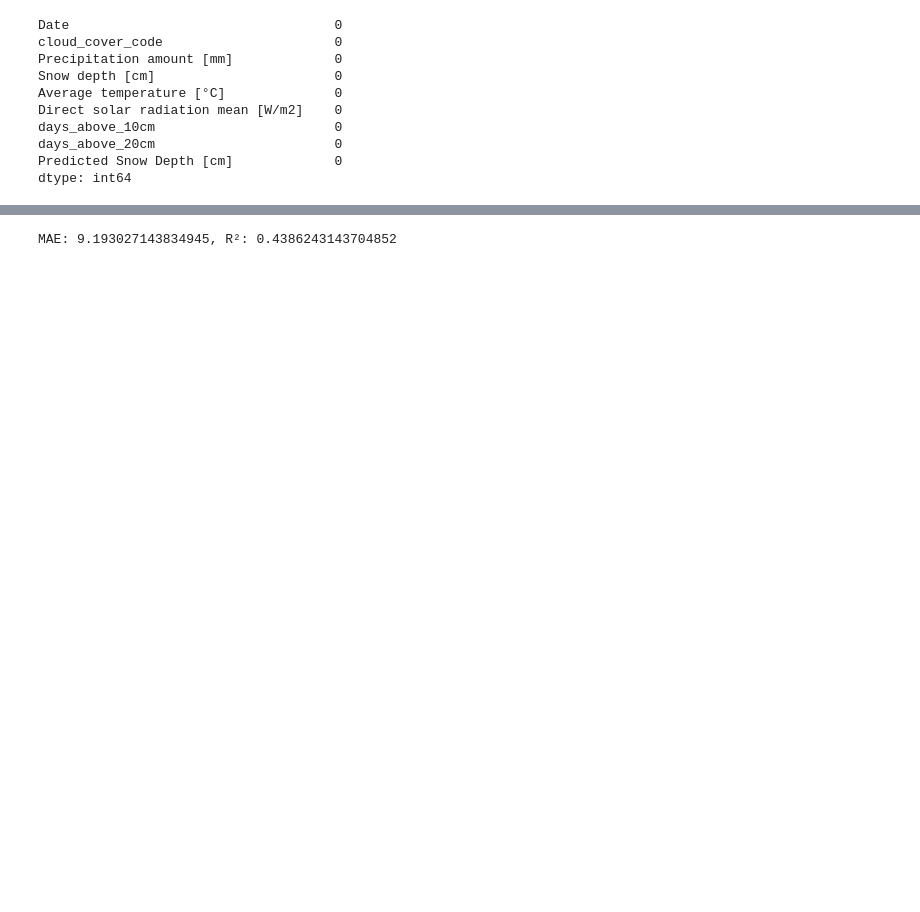
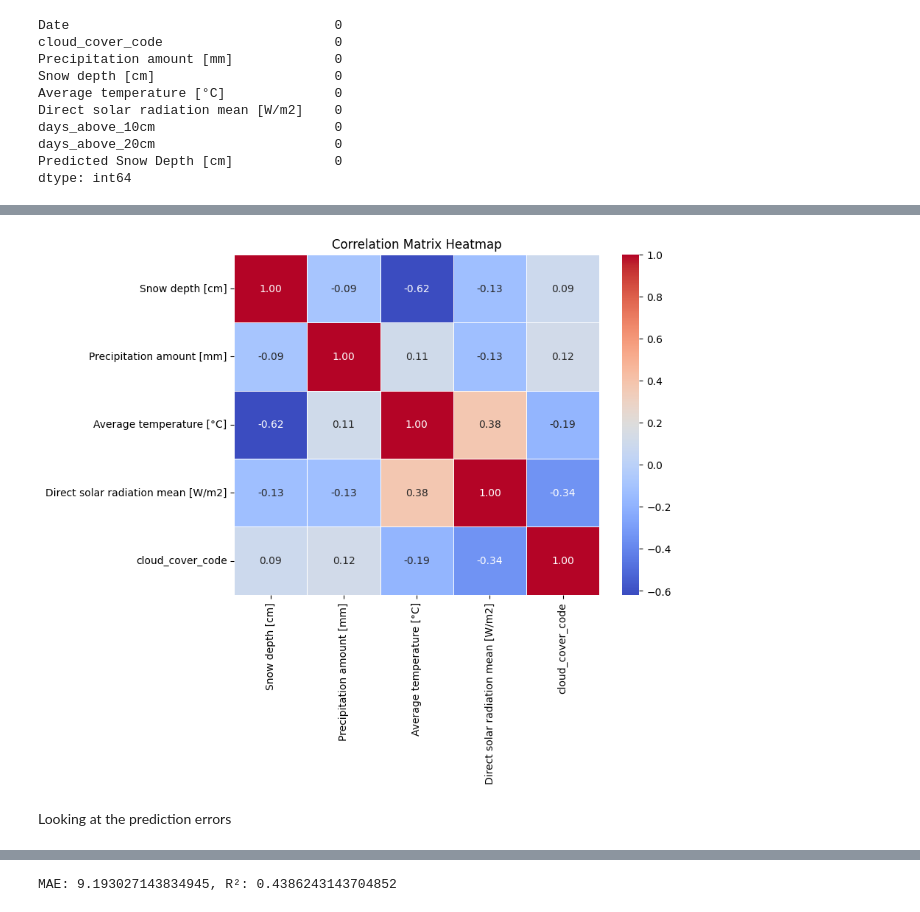
Before and after one commit to ZetaGroup1/WeatherMachine, a Jupyter notebook: Final_data_scripts/Scripts/training_model.ipynb, the cells around one changed output, grey strips where cells are left out. Saved outputs shown, nothing was run; the diff lists cells and outputs as text; code cells hidden in the pictures; blank space fills up the shorter version.

```diff
--- a/Final_data_scripts/Scripts/training_model.ipynb
+++ b/Final_data_scripts/Scripts/training_model.ipynb
@@ -197,3 +260,18 @@ R² Score: 0.453
+# %%
+selected_columns = ['Snow depth [cm]', 'Precipitation amount [mm]', 'Average temperature [°C]','Direct solar radiation mean [W/m2]','cloud_cover_code']
+correlation_matrix = df_remaining[selected_columns].corr()
+plt.figure(figsize=(8, 6))  # Size of the heatmap
+sns.heatmap(correlation_matrix, annot=True, cmap='coolwarm', fmt=".2f", linewidths=0.5)
+
+# Adding title
+plt.title('Correlation Matrix Heatmap')
+
+# Show the plot
+plt.show()
+# %% [output]
+[figure, added]
+# %% [markdown]
+Looking at the prediction errors
 # %%
 df_test["Prediction Error"] = abs(y_test - y_pred)
 df_test_sorted = df_test.sort_values("Prediction Error", ascending=False)
```
Also changed, not shown: parts of 10 cells of this notebook.
